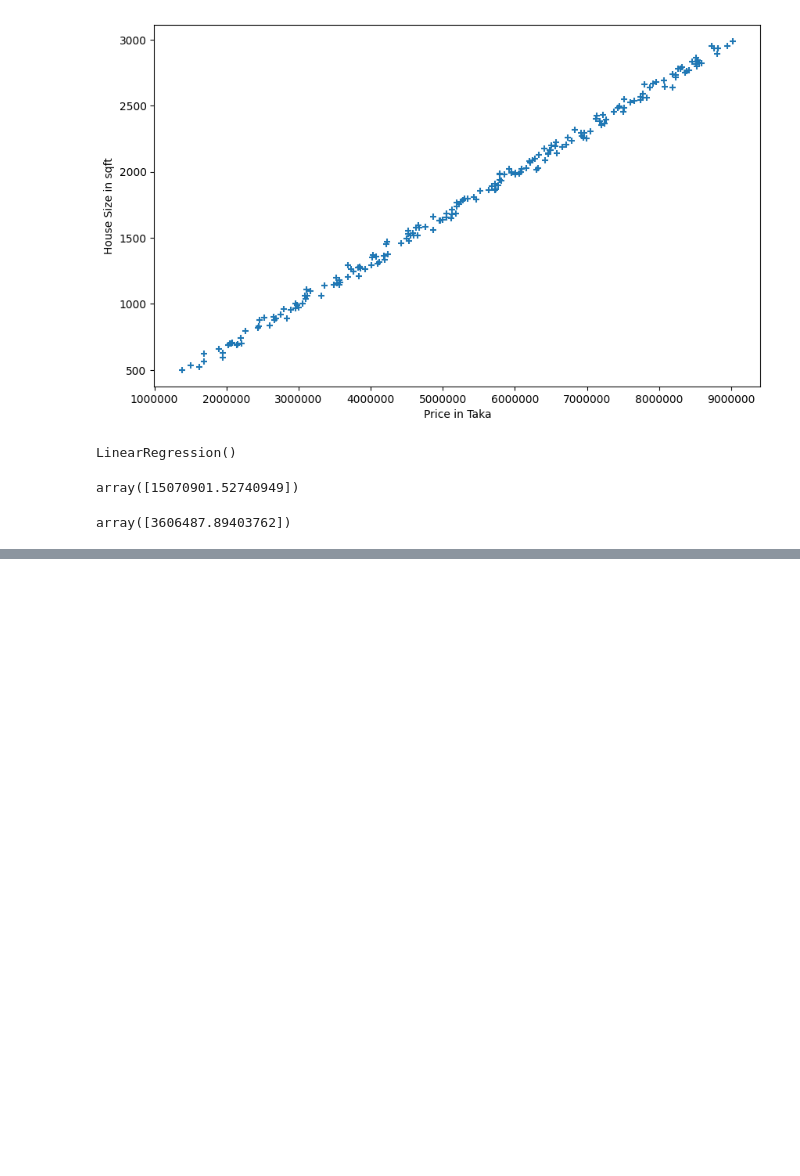
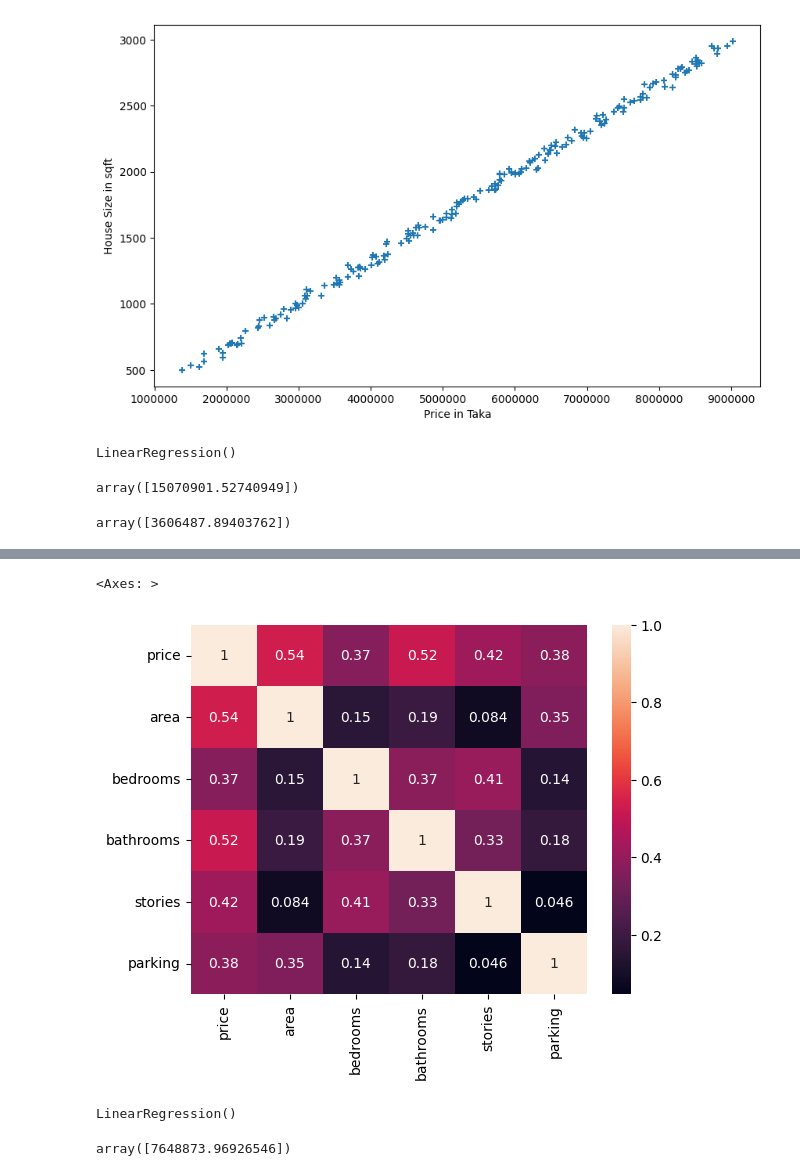
Before and after one commit to KaoswerAhamedsojeeb/scikitlearn-programs, a Jupyter notebook: basic_house_price_prediction.ipynb, the cells around one changed output, grey strips where cells are left out. Drawn from its saved outputs; the diff is of its cells as text; code cells hidden in the pictures; blank space fills up the shorter version.

```diff
--- a/basic_house_price_prediction.ipynb
+++ b/basic_house_price_prediction.ipynb
@@ -41,0 +154,21 @@ array([3606487.89403762])
+# %%
+numerical_list = [x for x in house_data.columns if house_data[x].dtype in ('int64','float64')]
+
+corr_matrix = house_data[numerical_list].corr()
+sns.heatmap(corr_matrix, annot=True)
+# %% [output]
+<Axes: >
+[figure, added]
+# %%
+reg2= linear_model.LinearRegression()
+reg2.fit(house_data[["area","bedrooms","bathrooms","stories","parking"]], house_data.price)
+# %% [output]
+LinearRegression()
+# %%
+reg2.predict(pd.DataFrame([{"area":7420,
+                          "bedrooms": 4,
+                          "bathrooms":2,
+                          "stories":3,
+                          "parking":2}]) )
+# %% [output]
+array([7648873.96926546])
```
Also changed, not shown: parts of 14 cells of this notebook, 1 other file.
